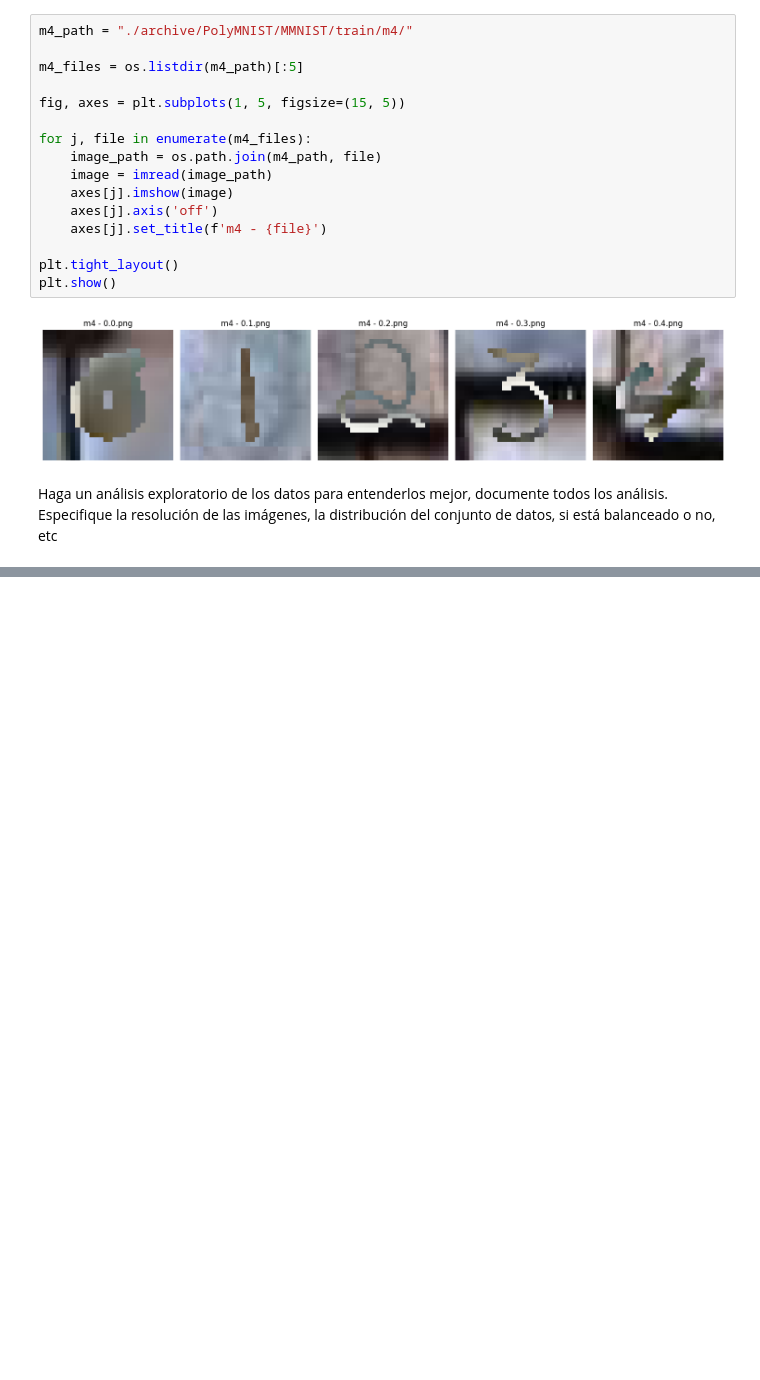
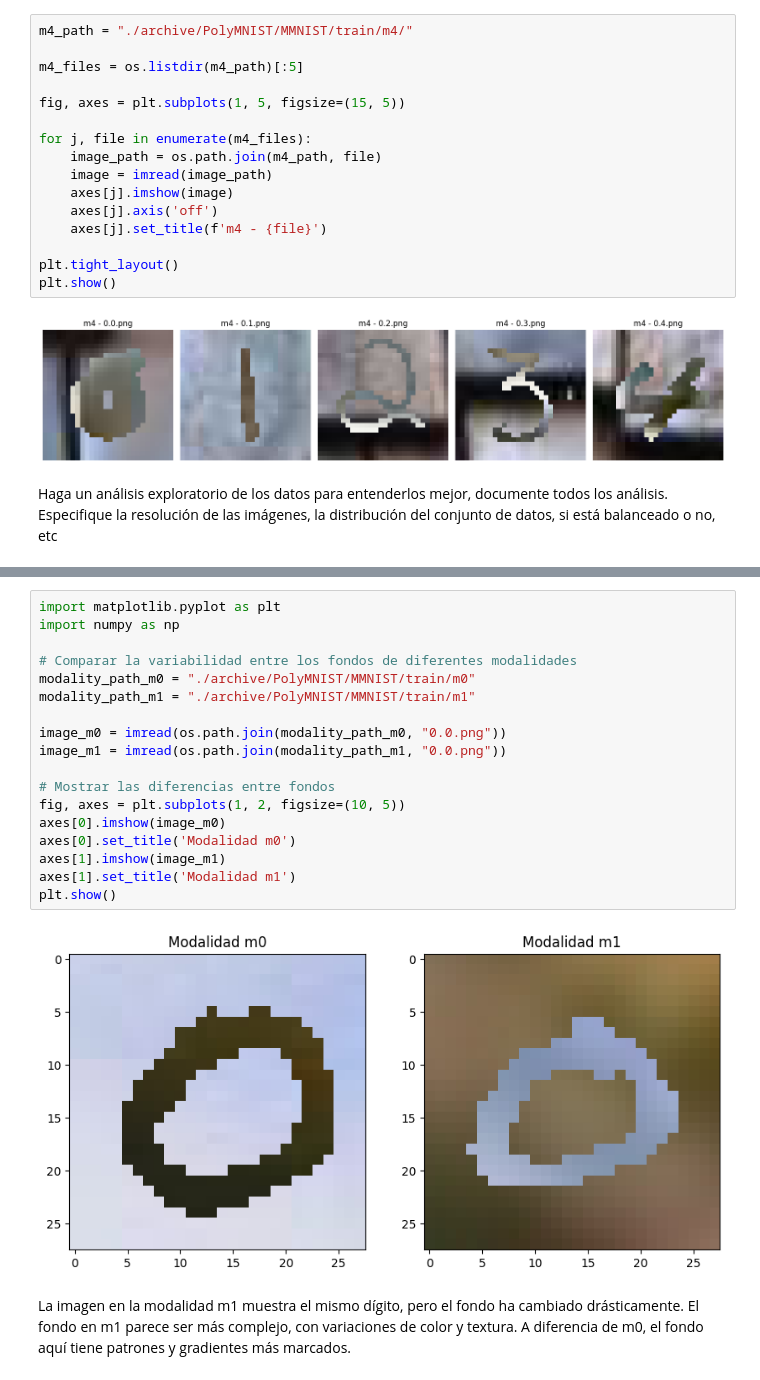
Before and after one commit to AGM54/labimagenesdata, a Jupyter notebook: lab.ipynb, the cells around one changed output, grey strips where cells are left out. Drawn from its saved outputs; the diff is of its cells as text; blank space fills up the shorter version.

```diff
--- a/lab.ipynb
+++ b/lab.ipynb
@@ -119,0 +202,22 @@ balanceado o no, etc
+# %%
+import matplotlib.pyplot as plt
+import numpy as np
+
+# Comparar la variabilidad entre los fondos de diferentes modalidades
+modality_path_m0 = "./archive/PolyMNIST/MMNIST/train/m0"
+modality_path_m1 = "./archive/PolyMNIST/MMNIST/train/m1"
+
+image_m0 = imread(os.path.join(modality_path_m0, "0.0.png"))
+image_m1 = imread(os.path.join(modality_path_m1, "0.0.png"))
+
+# Mostrar las diferencias entre fondos
+fig, axes = plt.subplots(1, 2, figsize=(10, 5))
+axes[0].imshow(image_m0)
+axes[0].set_title('Modalidad m0')
+axes[1].imshow(image_m1)
+axes[1].set_title('Modalidad m1')
+plt.show()
+# %% [output]
+[figure, added]
+# %% [markdown]
+La imagen en la modalidad m1 muestra el mismo dígito, pero el fondo ha cambiado drásticamente. El fondo en m1 parece ser más complejo, con variaciones de color y textura. A diferencia de m0, el fondo aquí tiene patrones y gradientes más marcados.
```
Also changed, not shown: parts of 8 cells of this notebook.
